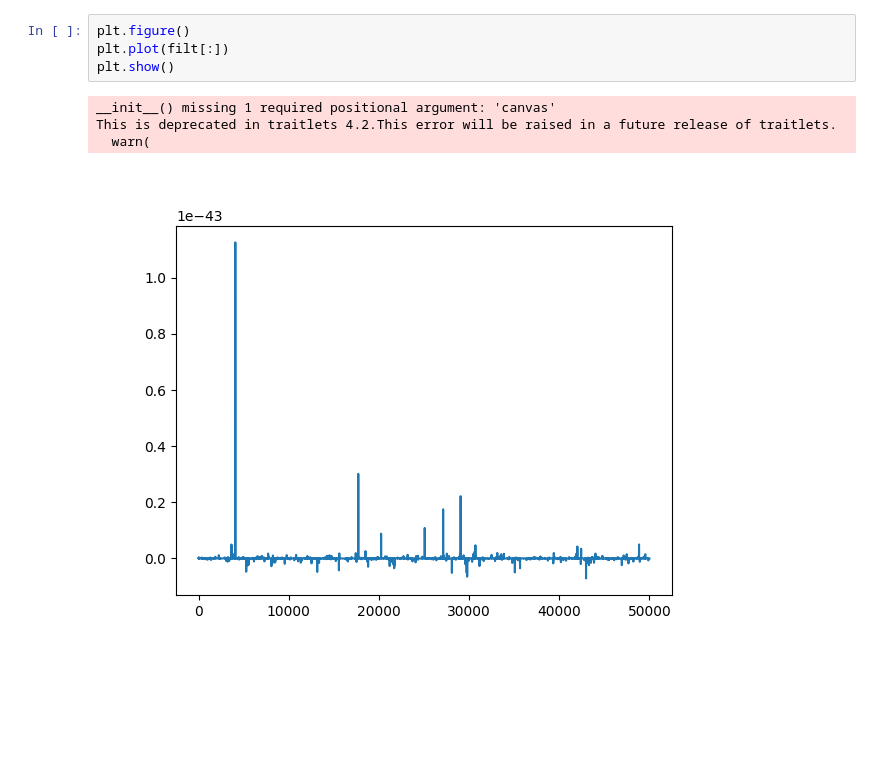
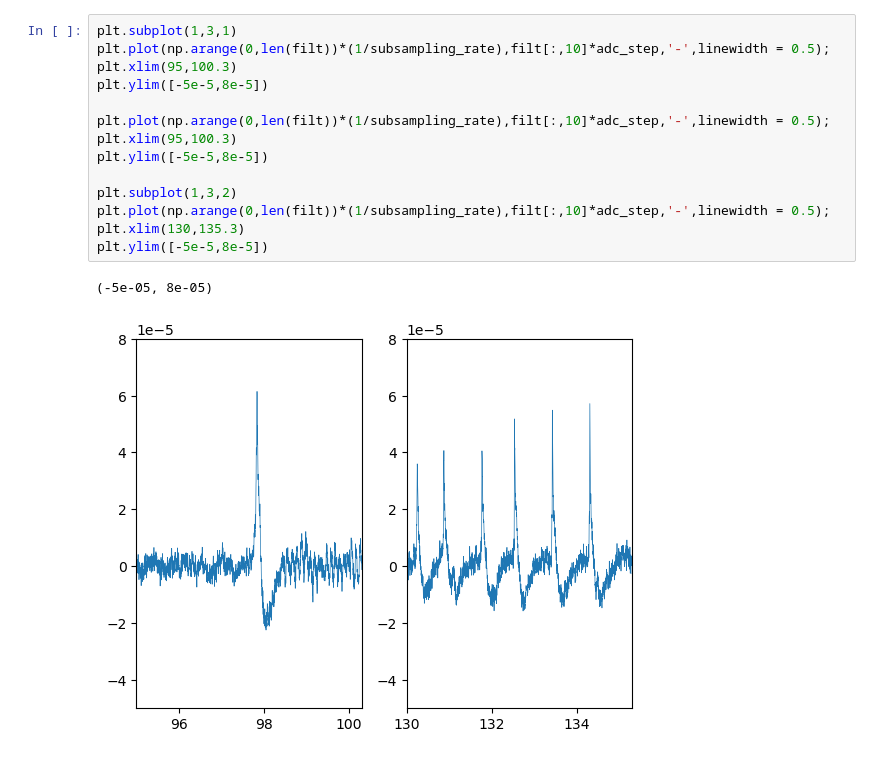
Before and after one commit to OlegFS/MEA-analysis, a Jupyter notebook: notebooks/filtering.ipynb, the cells around one changed output. Drawn from its saved outputs; the diff is of its cells as text; blank space fills up the shorter version.

```diff
--- a/notebooks/filtering.ipynb
+++ b/notebooks/filtering.ipynb
@@ -251,9 +257,17 @@ This is deprecated in traitlets 4.2.This error will be raised in a future releas
-# %%
-plt.figure()
-plt.plot(filt[:])
-plt.show()
-# %% [output]
-__init__() missing 1 required positional argument: 'canvas'
-This is deprecated in traitlets 4.2.This error will be raised in a future release of traitlets.
-  warn(
-[figure, removed]
+# %%
+plt.subplot(1,3,1)
+plt.plot(np.arange(0,len(filt))*(1/subsampling_rate),filt[:,10]*adc_step,'-',linewidth = 0.5);
+plt.xlim(95,100.3)
+plt.ylim([-5e-5,8e-5])
+
+plt.plot(np.arange(0,len(filt))*(1/subsampling_rate),filt[:,10]*adc_step,'-',linewidth = 0.5);
+plt.xlim(95,100.3)
+plt.ylim([-5e-5,8e-5])
+
+plt.subplot(1,3,2)
+plt.plot(np.arange(0,len(filt))*(1/subsampling_rate),filt[:,10]*adc_step,'-',linewidth = 0.5);
+plt.xlim(130,135.3)
+plt.ylim([-5e-5,8e-5])
+# %% [output]
+(-5e-05, 8e-05)
+[figure, added]
```
Also changed, not shown: parts of 31 cells of this notebook, 3 other files.
